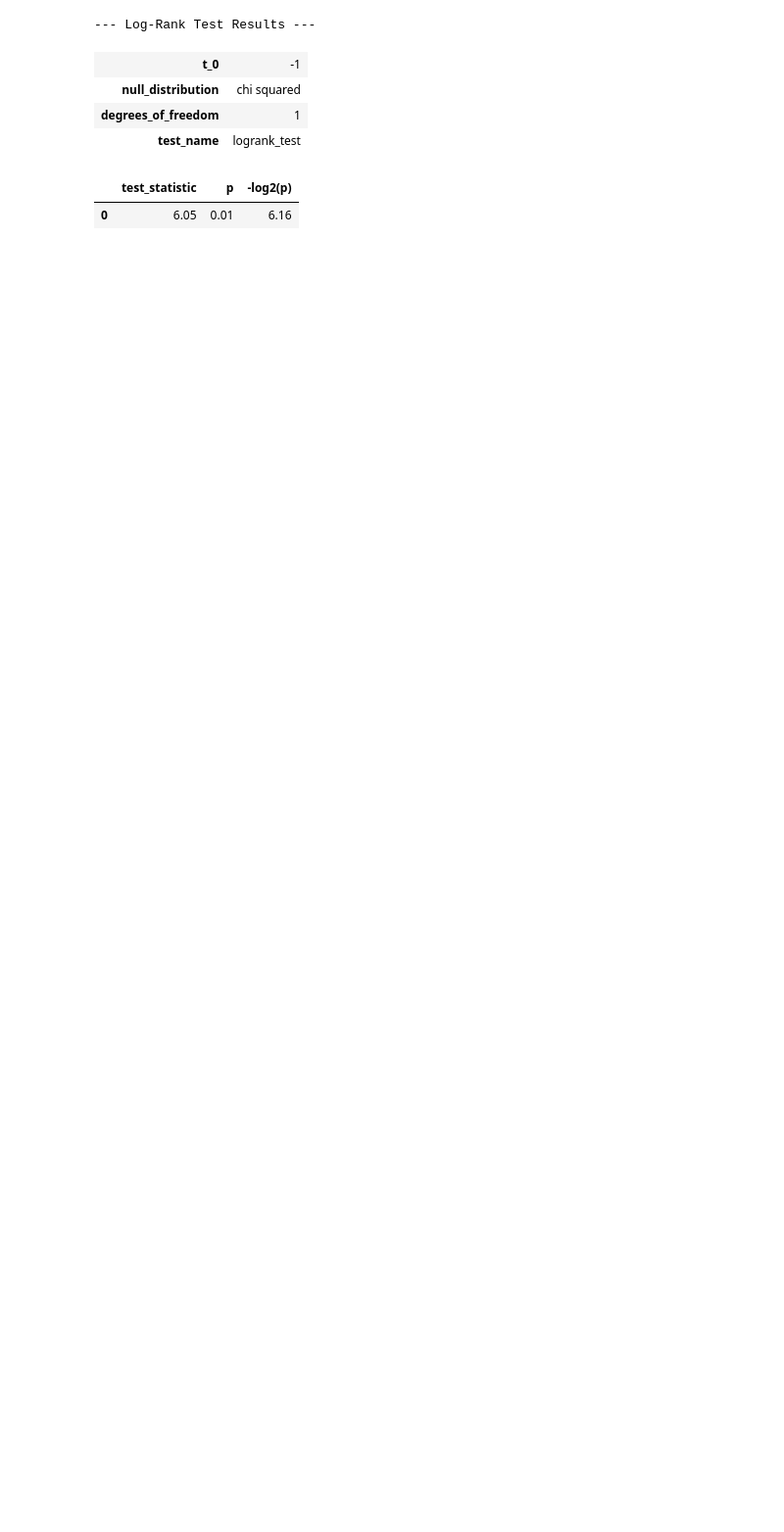
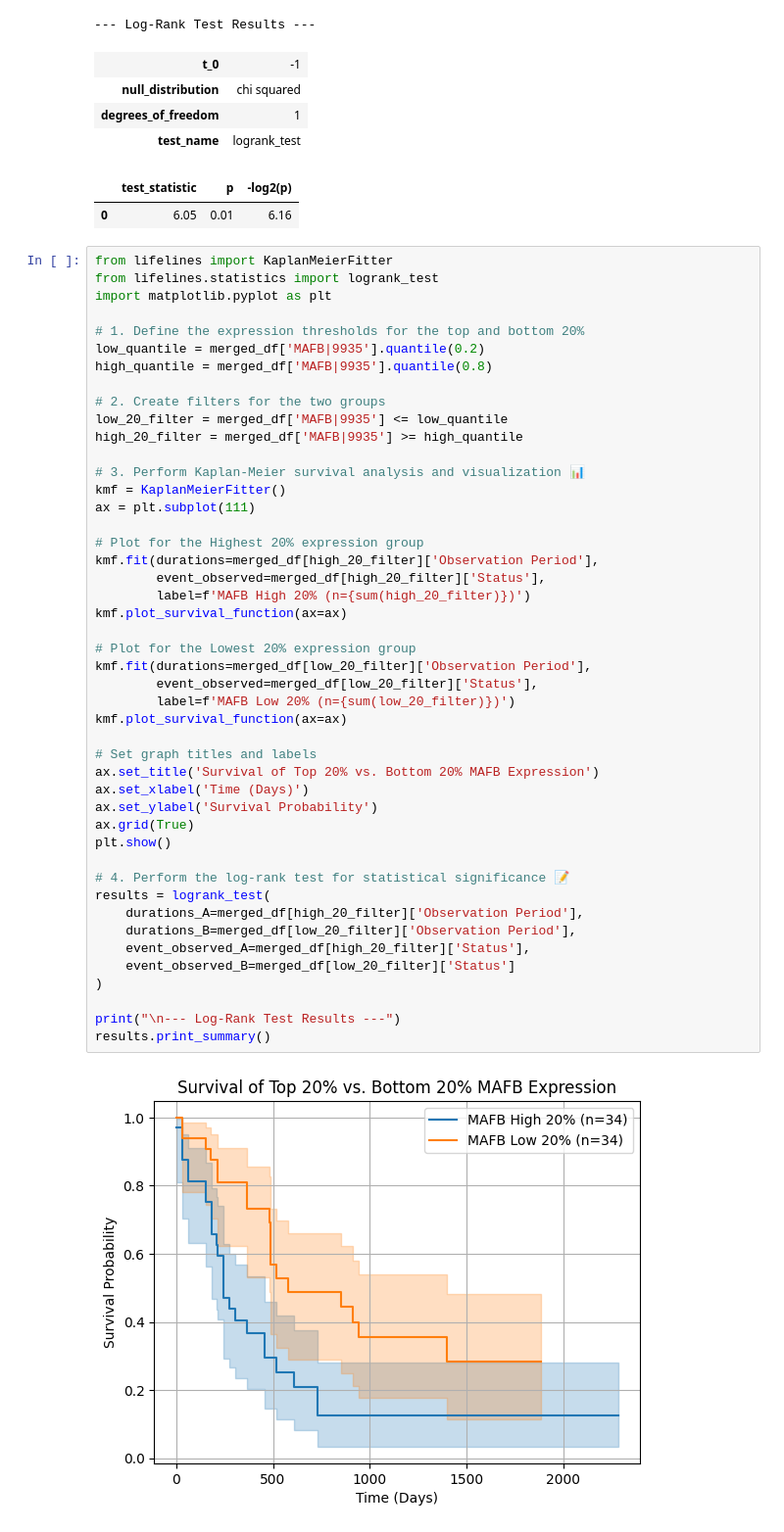
Before and after one commit to JinLeeGG/AML-EGR1-Survival-Analysis, a Jupyter notebook: 2. Survival_Analysis_of_EGR1_Expression_in_Patients_with_Acute_Myeloid_Leukemia.ipynb, the cells around one changed output. Shown at 98% size. Saved outputs shown, nothing was run; the diff lists cells and outputs as text; blank space fills up the shorter version.

```diff
--- a/2. Survival_Analysis_of_EGR1_Expression_in_Patients_with_Acute_Myeloid_Leukemia.ipynb
+++ b/2. Survival_Analysis_of_EGR1_Expression_in_Patients_with_Acute_Myeloid_Leukemia.ipynb
@@ -162,3 +162,51 @@ results.print_summary()
 | test_name | logrank_test |
 |  | test_statistic | p | -log2(p) |
 | 0 | 6.05 | 0.01 | 6.16 |
+# %%
+from lifelines import KaplanMeierFitter
+from lifelines.statistics import logrank_test
+import matplotlib.pyplot as plt
+
+# 1. Define the expression thresholds for the top and bottom 20%
+low_quantile = merged_df['MAFB|9935'].quantile(0.2)
+high_quantile = merged_df['MAFB|9935'].quantile(0.8)
+
+# 2. Create filters for the two groups
+low_20_filter = merged_df['MAFB|9935'] <= low_quantile
+high_20_filter = merged_df['MAFB|9935'] >= high_quantile
+
+# 3. Perform Kaplan-Meier survival analysis and visualization 📊
+kmf = KaplanMeierFitter()
+ax = plt.subplot(111)
+
+# Plot for the Highest 20% expression group
+kmf.fit(durations=merged_df[high_20_filter]['Observation Period'],
+        event_observed=merged_df[high_20_filter]['Status'],
+        label=f'MAFB High 20% (n={sum(high_20_filter)})')
+kmf.plot_survival_function(ax=ax)
+
+# Plot for the Lowest 20% expression group
+kmf.fit(durations=merged_df[low_20_filter]['Observation Period'],
+        event_observed=merged_df[low_20_filter]['Status'],
+        label=f'MAFB Low 20% (n={sum(low_20_filter)})')
+kmf.plot_survival_function(ax=ax)
+
+# Set graph titles and labels
+ax.set_title('Survival of Top 20% vs. Bottom 20% MAFB Expression')
+ax.set_xlabel('Time (Days)')
+ax.set_ylabel('Survival Probability')
+ax.grid(True)
+plt.show()
+
+# 4. Perform the log-rank test for statistical significance 📝
+results = logrank_test(
+    durations_A=merged_df[high_20_filter]['Observation Period'],
+    durations_B=merged_df[low_20_filter]['Observation Period'],
+    event_observed_A=merged_df[high_20_filter]['Status'],
+    event_observed_B=merged_df[low_20_filter]['Status']
+)
+
+print("\n--- Log-Rank Test Results ---")
+results.print_summary()
+# %% [output]
+[figure, added]
```
Also changed, not shown: parts of 2 cells of this notebook.
